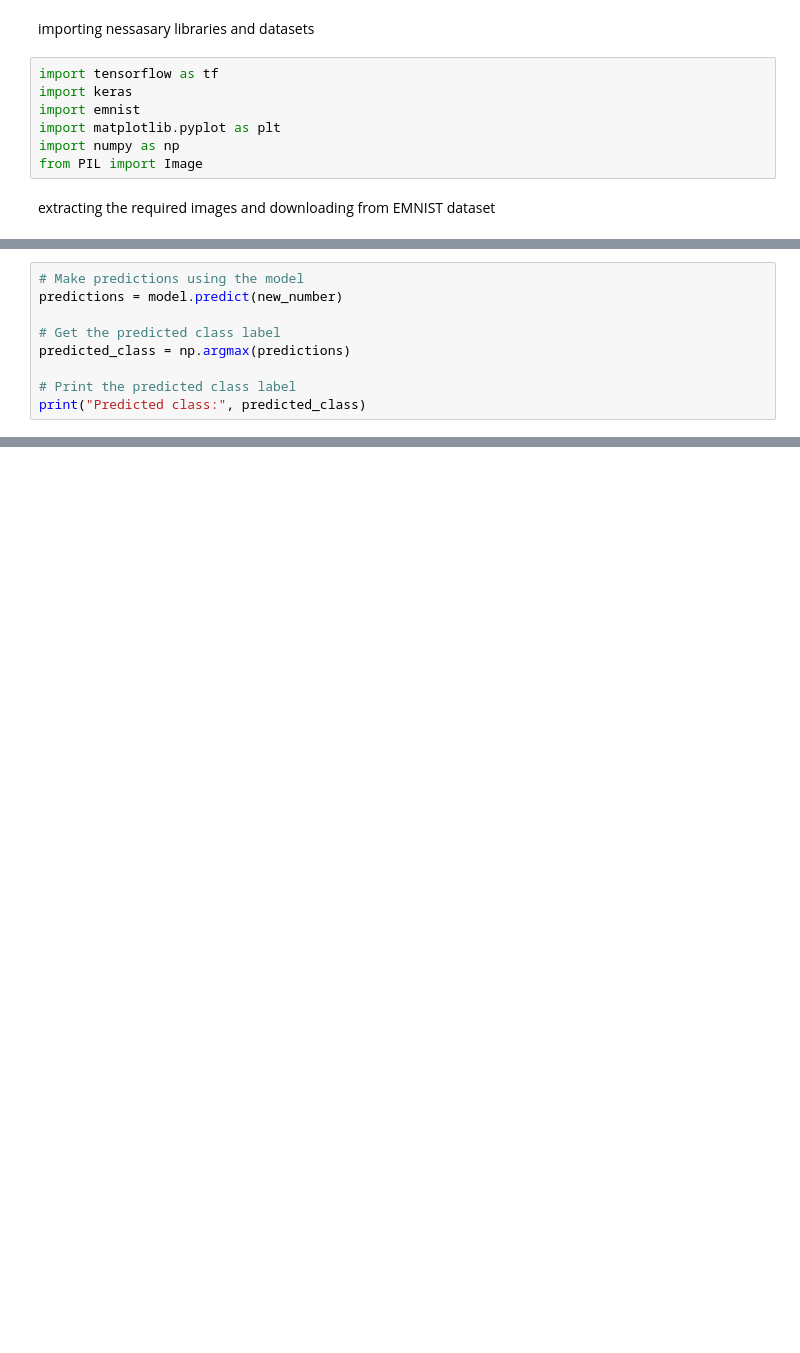
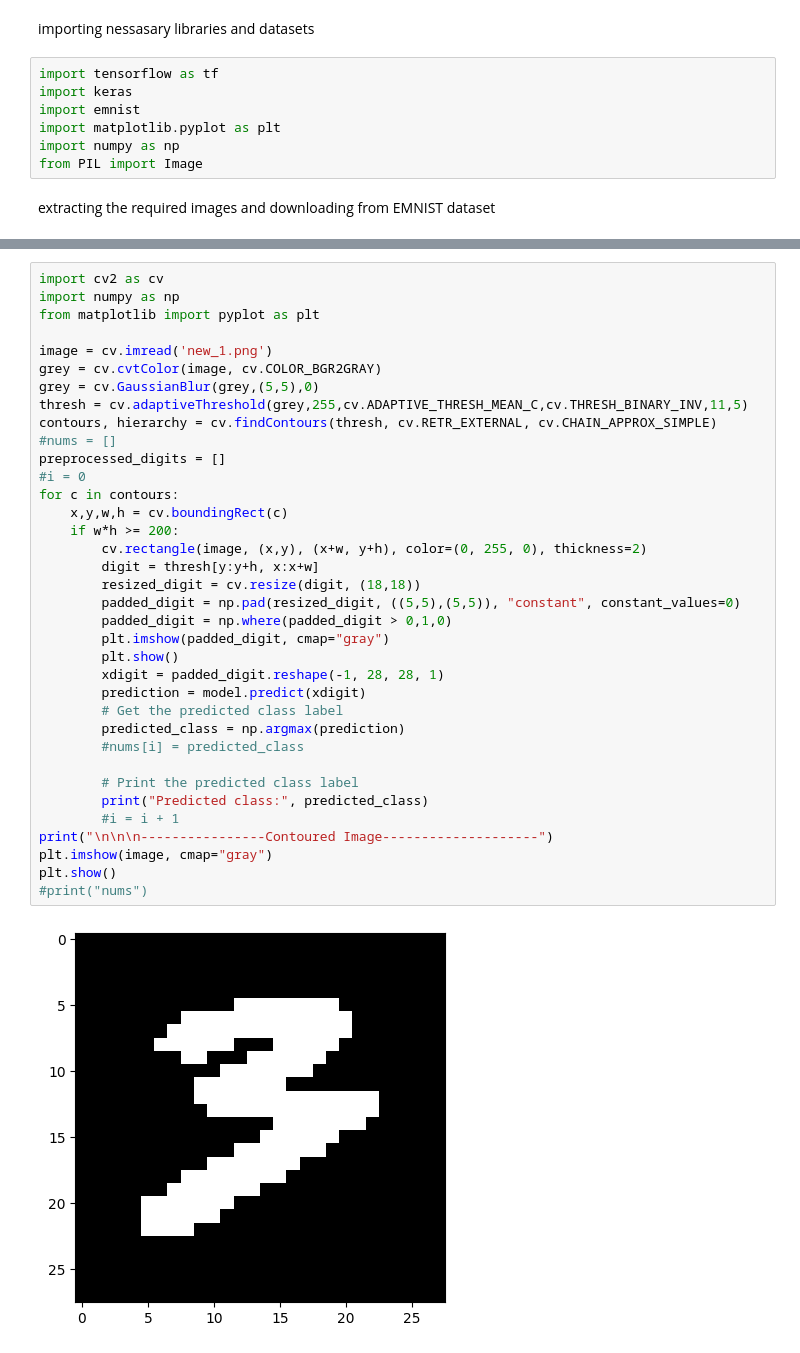
Before and after one commit to nagpav/Number_Identifier, a Jupyter notebook: main.ipynb, the cells around one changed output, grey strips where cells are left out. Drawn from its saved outputs; the diff is of its cells as text; blank space fills up the shorter version.

```diff
--- a/main.ipynb
+++ b/main.ipynb
@@ -142,9 +103,0 @@ plt.imshow(new_number.squeeze(axis=0), cmap= 'binary')
-# %%
-# Make predictions using the model
-predictions = model.predict(new_number)
-
-# Get the predicted class label
-predicted_class = np.argmax(predictions)
-
-# Print the predicted class label
-print("Predicted class:", predicted_class)
@@ -153,0 +104,38 @@ Predicted class: 3
+# %%
+import cv2 as cv
+import numpy as np
+from matplotlib import pyplot as plt
+
+image = cv.imread('new_1.png')
+grey = cv.cvtColor(image, cv.COLOR_BGR2GRAY)
+grey = cv.GaussianBlur(grey,(5,5),0)
+thresh = cv.adaptiveThreshold(grey,255,cv.ADAPTIVE_THRESH_MEAN_C,cv.THRESH_BINARY_INV,11,5)
+contours, hierarchy = cv.findContours(thresh, cv.RETR_EXTERNAL, cv.CHAIN_APPROX_SIMPLE)
+#nums = []
+preprocessed_digits = []
+#i = 0
+for c in contours:
+    x,y,w,h = cv.boundingRect(c)
+    if w*h >= 200:
+        cv.rectangle(image, (x,y), (x+w, y+h), color=(0, 255, 0), thickness=2)
+        digit = thresh[y:y+h, x:x+w]
+        resized_digit = cv.resize(digit, (18,18))
+        padded_digit = np.pad(resized_digit, ((5,5),(5,5)), "constant", constant_values=0)
+        padded_digit = np.where(padded_digit > 0,1,0)
+        plt.imshow(padded_digit, cmap="gray")
+        plt.show()
+        xdigit = padded_digit.reshape(-1, 28, 28, 1)
+        prediction = model.predict(xdigit)
+        # Get the predicted class label
+        predicted_class = np.argmax(prediction)
+        #nums[i] = predicted_class
+
+        # Print the predicted class label
+        print("Predicted class:", predicted_class)
+        #i = i + 1
+print("\n\n\n----------------Contoured Image--------------------")
+plt.imshow(image, cmap="gray")
+plt.show()
+#print("nums")
+# %% [output]
+[figure, added]
```
Also changed, not shown: parts of 11 cells of this notebook, 3 other files.
